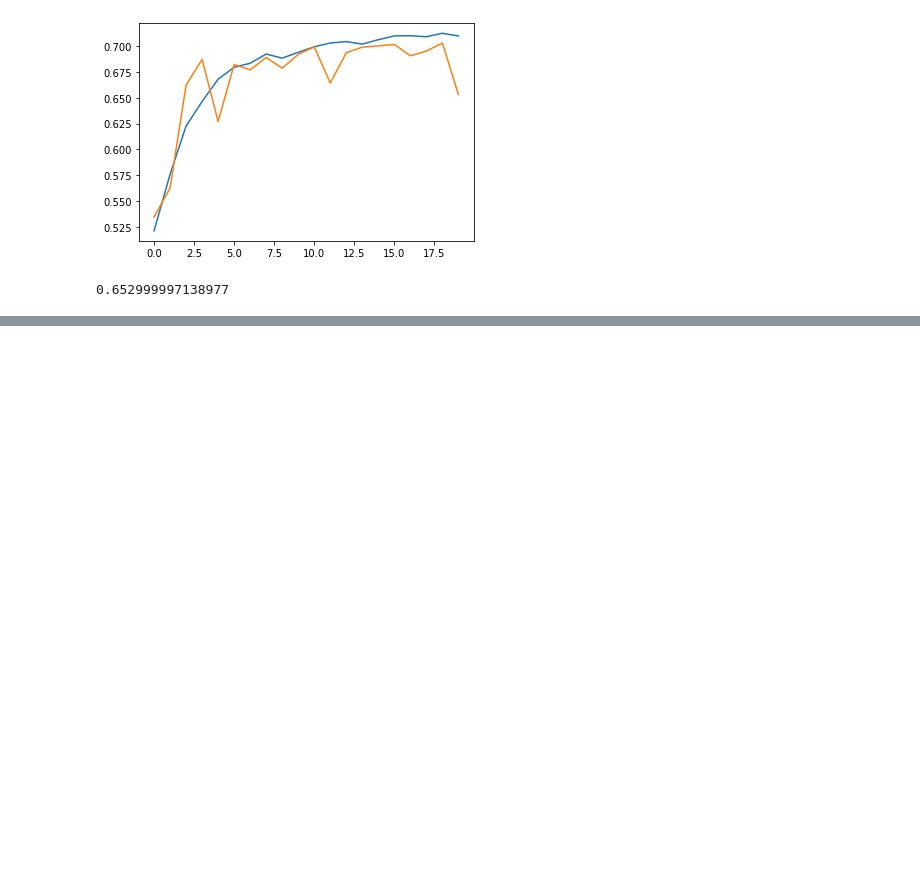
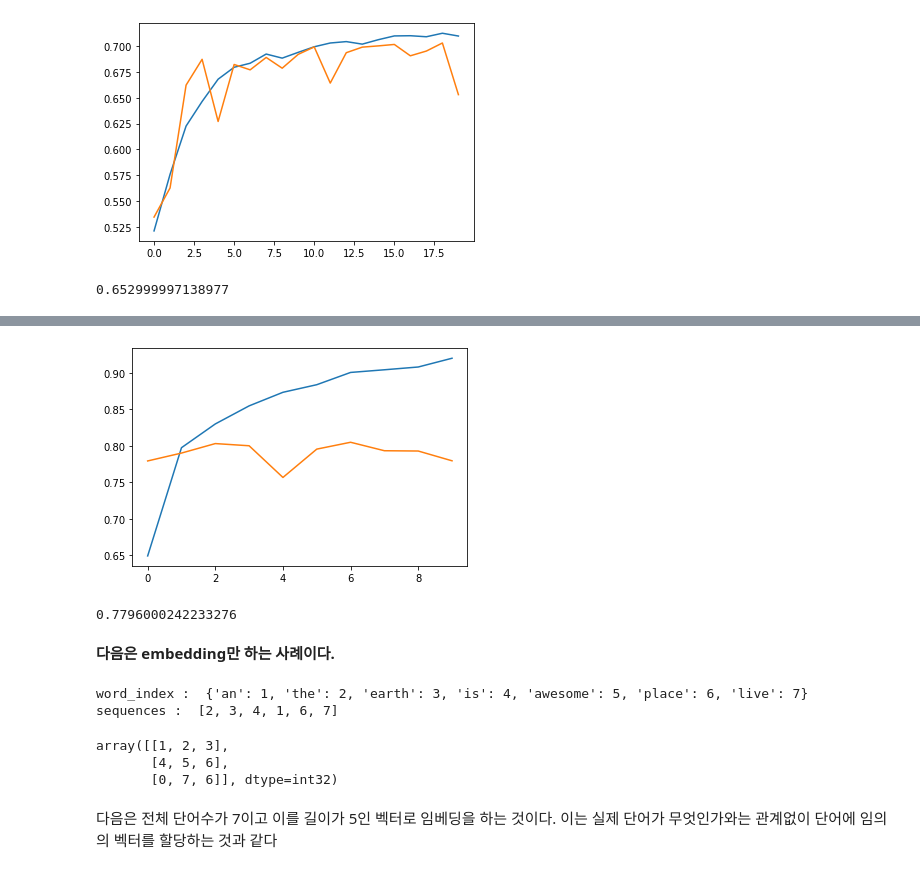
Before and after one commit to sjbaek12/sjbaek12.github.io, a Jupyter notebook: RNN_Optimizer.ipynb, the cells around one changed output, grey strips where cells are left out. Cells and saved outputs as stored; diff of their text form; code cells hidden in the pictures; blank space fills up the shorter version.

```diff
--- a/RNN_Optimizer.ipynb
+++ b/RNN_Optimizer.ipynb
@@ -437,0 +531,41 @@ print(accuracy)
+# %%
+plt.plot(history.history['accuracy'])
+plt.plot(history.history['val_accuracy'])
+plt.show()
+# %% [output]
+[figure, added]
+# %%
+loss, accuracy = model_ebd.evaluate(x_val_seq, y_val, verbose=0)
+print(accuracy)
+# %% [output]
+0.7796000242233276
+# %% [markdown]
+**다음은 embedding만 하는 사례이다.**
+# %%
+from tensorflow.keras.preprocessing.text import Tokenizer
+t  = Tokenizer()
+fit_text = "The earth is an an awesome place live"
+t.fit_on_texts([fit_text])
+print("word_index : ",t.word_index) # 딕셔너리로 단어에 번호를 부여한다. fit_text에서 an이 반복되었지만, 단어 딕셔너리는 중복이 없다.
+
+
+test_text = "The earth is an great place live"
+sequences = t.texts_to_sequences([test_text])[0]
+
+print("sequences : ",sequences) # great는 단어 집합(vocabulary)에 없으므로 출력되지 않는다.
+# %% [output]
+word_index :  {'an': 1, 'the': 2, 'earth': 3, 'is': 4, 'awesome': 5, 'place': 6, 'live': 7}
+sequences :  [2, 3, 4, 1, 6, 7]
+# %%
+from tensorflow.keras.preprocessing.sequence import pad_sequences
+
+# 전처리가 끝나서 각 단어에 대한 정수 인코딩이 끝났다고 가정하고, 3개의 데이터를 입력으로 합니다.
+# 첫째는 ['an', 'the', 'earth'] 세째는 ['live', 'place']를 의미한다. 길이를 3개로 맞추고 부족할 경우 앞에 "0"값을 주지만 아무런 의미가 없다.
+pad_sequences([[1, 2, 3], [3, 4, 5, 6], [7, 6]], maxlen=3, padding='pre')
+# %% [output]
+array([[1, 2, 3],
+       [4, 5, 6],
+       [0, 7, 6]], dtype=int32)
+# %% [markdown]
+다음은 전체 단어수가 7이고 이를 길이가 5인 벡터로 임베딩을 하는 것이다.
+이는 실제 단어가 무엇인가와는 관계없이 단어에 임의의 벡터를 할당하는 것과 같다
```
Also changed, not shown: parts of 24 cells of this notebook.
